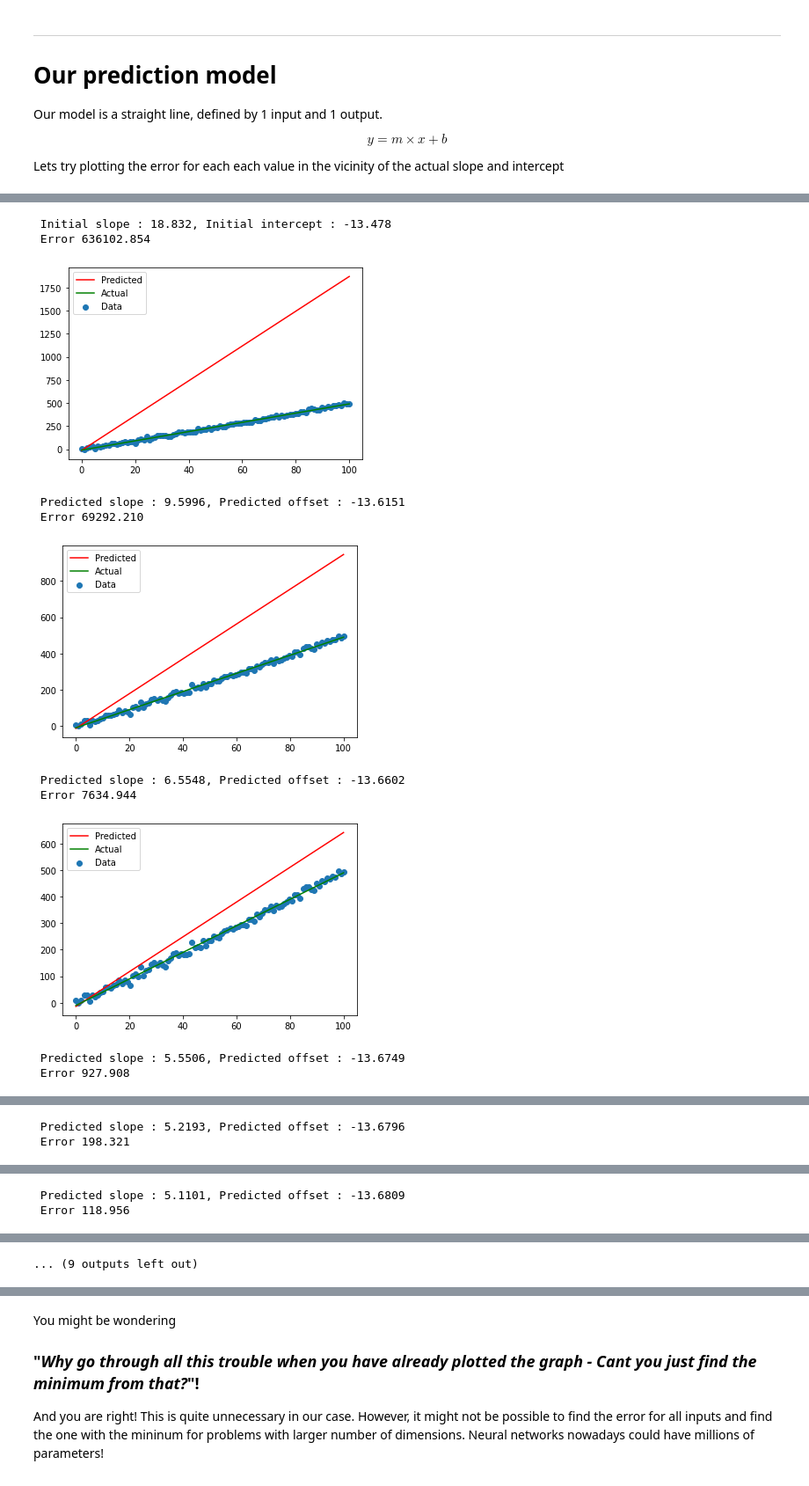
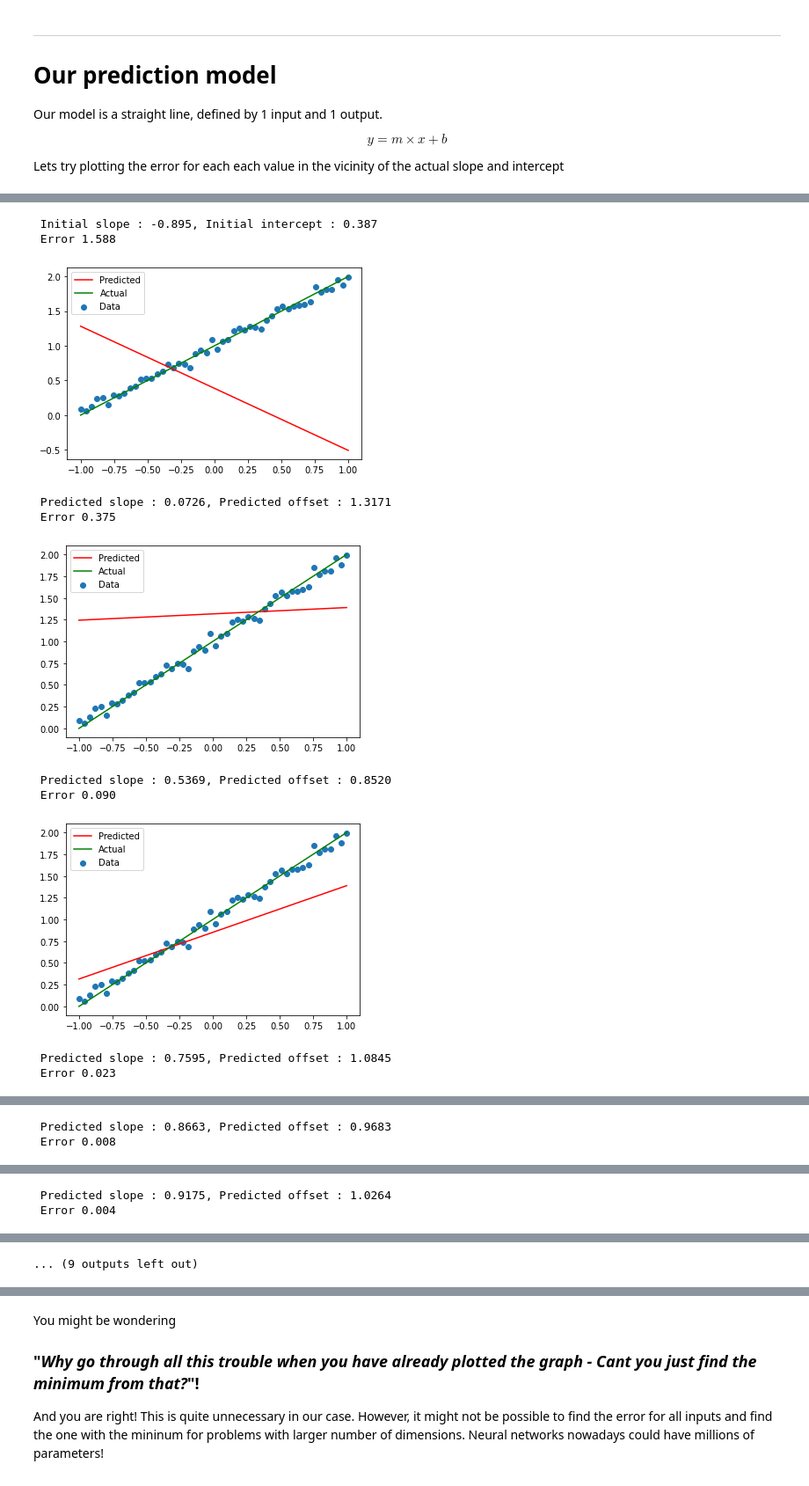
Before and after one commit to Ashwin-Rajesh/PyTorch_IEEE_2021, a Jupyter notebook: 1_LinearRegression.ipynb, the cells around one changed output, grey strips where cells are left out. Shown at 88% size. Saved outputs shown, nothing was run; the diff lists cells and outputs as text; code cells hidden in the pictures.

````diff
--- a/1_LinearRegression.ipynb
+++ b/1_LinearRegression.ipynb
@@ -64,16 +145,15 @@ Linear regression means fitting a straight line (in 2D) or hyperplane (in higher
 In real life, points from even a very linear system will not lie on a straight line due to noise. Here, we generate some data on our own using the
 # %%
 # Define start, end and no. of points in te dataset
-start = 0
-end   = 100
+start = -1
+end   = 1
 size  = 50
 
+m = 1                               # Slope of actual line
+b = 1                             # Intercept of actual line
+
 # Variance of the noise
-var   = 10
-
-#
-m = 5                               # Slope of actual line
-b = -10                             # Intercept of actual line
+var   = 0.05
 
 np.random.seed(0)                   # Seed to get same value for testing (Comment later)
 x = np.linspace(start, end, size)   # Generate inputs
@@ -287,8 +369,8 @@ In our code, we define them as
 - $ \frac{\partial E}{\partial b} $ = ```d_b```
 # %%
 # First, initialize slope and intercept randomly
-m_pred = 10 * np.random.randn()
-b_pred = 10 * np.random.randn()
+m_pred = np.random.randn()
+b_pred = np.random.randn()
 
 print(" Initial slope : %.3f, Initial intercept : %.3f"%(m_pred, b_pred))
 
@@ -296,9 +378,9 @@ print(" Initial slope : %.3f, Initial intercept : %.3f"%(m_pred, b_pred))
 num_iter = 10
 
 # Learning rate is the factor that is multiplied with the gradient
-learning_rate = 1e-4                # Learning rate that converges (from trial and error)
-# learning_rate = 2.5e-4              # Uncomment this to see overshoot of gradient descent
-# learning_rate = 5e-4                # Uncomment this to see gradient descent diverge
+learning_rate = 5e-1        # Optimum rate from trial and error
+learning_rate = 7.5e-1      # Overshoot
+# learning_rate = 1.5         # Diverge
 
 # To store values of slope, intercept and error over training, for visualizing later
 m_hist = []
@@ -309,41 +391,41 @@ error_hist = []
 for i in range(num_iter):
   y_pred = (x * m_pred) + b_pred
 
   # Compute error
   error = find_error(m_pred, b_pred)
   print(" Error %.3f "%(error))
 
   # Visualize the current prediction
   vis_prediction(m_pred, b_pred)
 
   # Append to history to visualize later
   m_hist.append(m_pred)
   b_hist.append(b_pred)
   error_hist.append(error)
 
   # Derivative of error with respect to y
   d_y = 2 * (y_pred - y)
 
   # Derivative of error with respect to slope
   d_m = d_y * x
   # Derivative of error with respect to intercept
   d_b = d_y
 
   # Update predictions by gradient descept rule
   m_pred = m_pred - learning_rate * np.average(d_m)
   b_pred = b_pred - learning_rate * np.average(d_b)
 
 
   print(" Predicted slope : %.4f, Predicted offset : %.4f"%(m_pred, b_pred))
 # %% [output]
- Initial slope : 18.832, Initial intercept : -13.478
- Error 636102.854
+ Initial slope : -0.895, Initial intercept : 0.387
+ Error 1.588
-[figure, old version]
+[figure, new version]
- Predicted slope : 9.5996, Predicted offset : -13.6151
- Error 69292.210
+ Predicted slope : 0.0726, Predicted offset : 1.3171
+ Error 0.375
-[figure, old version]
+[figure, new version]
- Predicted slope : 6.5548, Predicted offset : -13.6602
- Error 7634.944
+ Predicted slope : 0.5369, Predicted offset : 0.8520
+ Error 0.090
-[figure, old version]
+[figure, new version]
- Predicted slope : 5.5506, Predicted offset : -13.6749
- Error 927.908
+ Predicted slope : 0.7595, Predicted offset : 1.0845
+ Error 0.023
@@ -351,2 +433,2 @@ for i in range(num_iter):
- Predicted slope : 5.2193, Predicted offset : -13.6796
- Error 198.321
+ Predicted slope : 0.8663, Predicted offset : 0.9683
+ Error 0.008
@@ -354,2 +436,2 @@ for i in range(num_iter):
- Predicted slope : 5.1101, Predicted offset : -13.6809
- Error 118.956
+ Predicted slope : 0.9175, Predicted offset : 1.0264
+ Error 0.004
````
Also changed, not shown: parts of 12 cells of this notebook.
